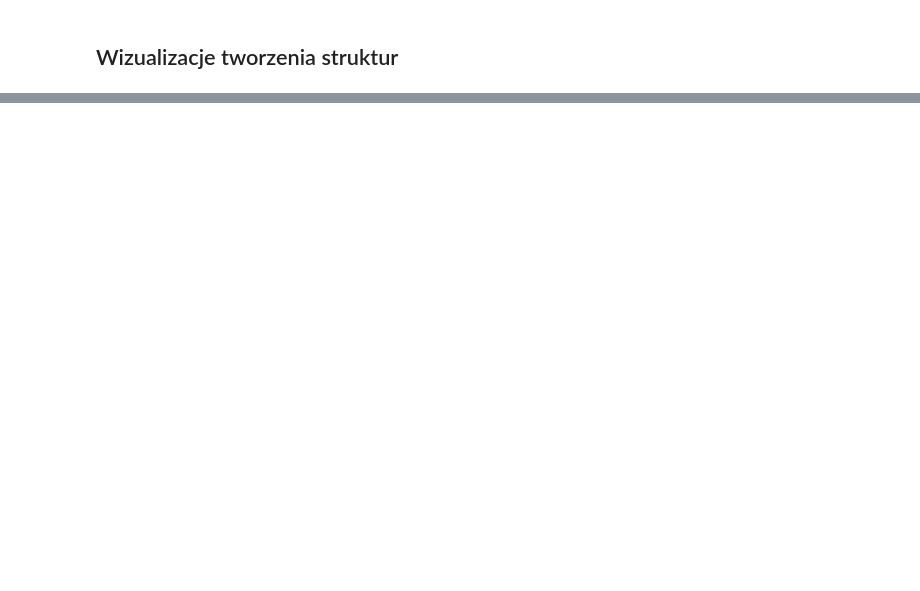
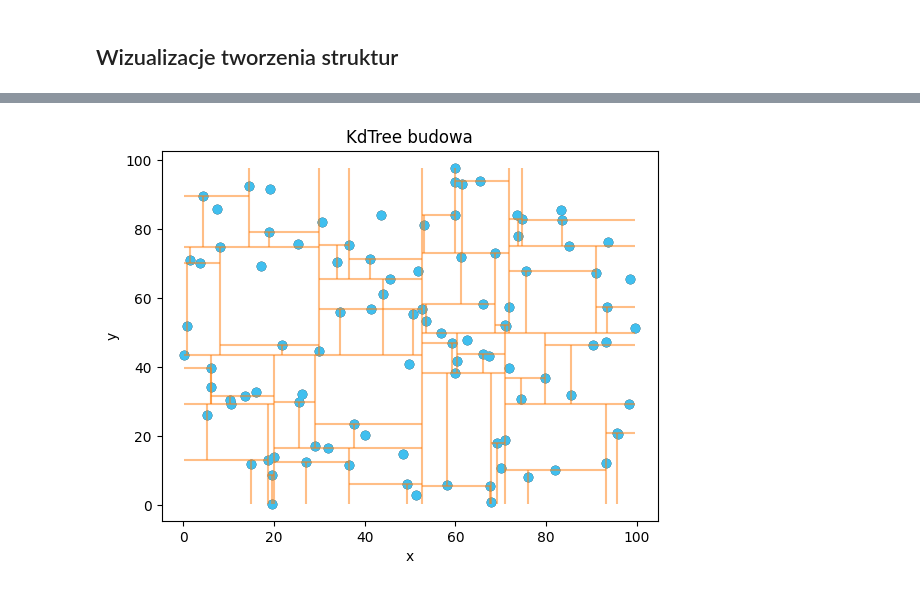
Before and after one commit to FloudMe77/QuadTree_and_KdTree, a Jupyter notebook: code/main.ipynb, the cells around one changed output, grey strips where cells are left out. Cells and saved outputs as stored; diff of their text form; code cells hidden in the pictures; blank space fills up the shorter version.

```diff
--- a/code/main.ipynb
+++ b/code/main.ipynb
@@ -309,0 +501,6 @@ Benchmark
+# %%
+ud = gt.generate_uniform_distribution(100,0,100,0,100)
+vis = Visualizer()
+vis.add_title("Rozkład jendostajny")
+vis.add_point(ud)
+vis.show()
@@ -309,0 +509,6 @@ Benchmark
+# %%
+kdtree = kd_tree_visualiser.Visualization()
+vis.clear()
+_=kdtree.give_visualization_of_create(ud,draw_final=True,name="KdTree budowa")
+# %% [output]
+[figure, added]
```
Also changed, not shown: parts of 78 cells of this notebook, 3 other files.
